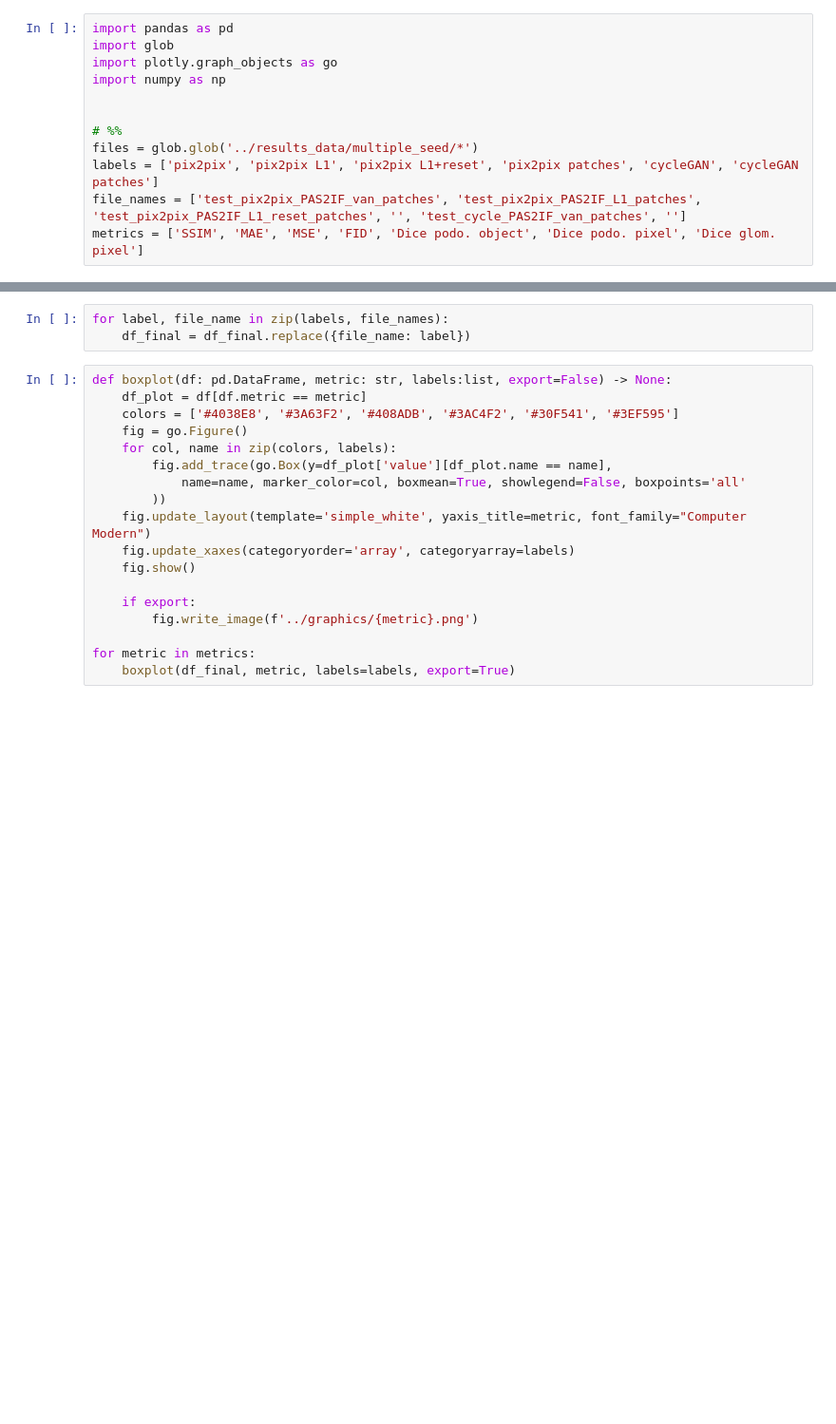
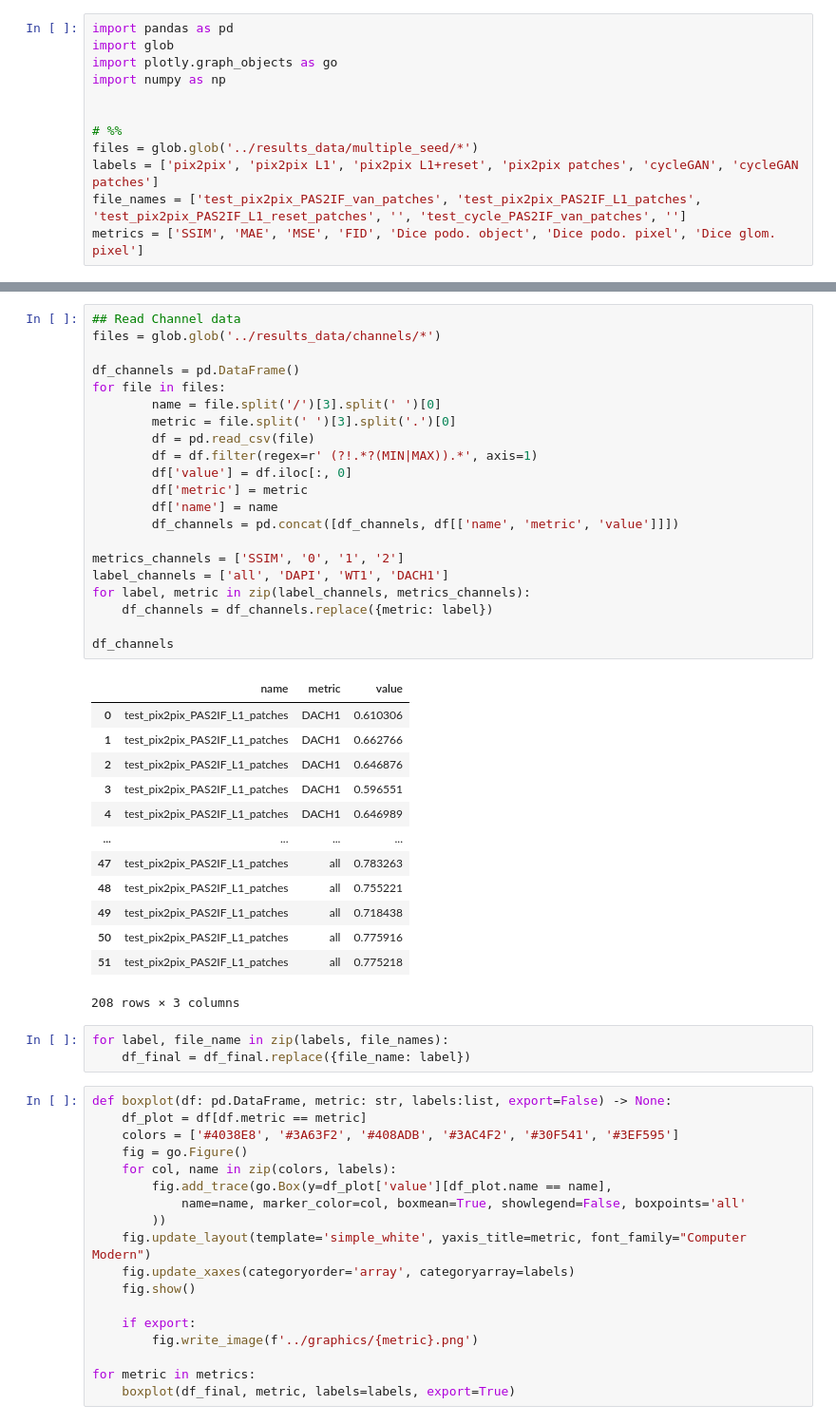
Before and after one commit to LauraWenderoth/Bachelorarbeit_Kidney_Stain_Transfer, a Jupyter notebook: graphics/boxplot.ipynb, the cells around one changed output, grey strips where cells are left out. Shown at 95% size. Saved outputs shown, nothing was run; the diff lists cells and outputs as text; blank space fills up the shorter version.

Commit message:
Add Channel Grafiks

```diff
--- a/graphics/boxplot.ipynb
+++ b/graphics/boxplot.ipynb
@@ -38,3 +37,38 @@ asdf
+# %%
+## Read Channel data
+files = glob.glob('../results_data/channels/*')
+
+df_channels = pd.DataFrame()
+for file in files:
+        name = file.split('/')[3].split(' ')[0]
+        metric = file.split(' ')[3].split('.')[0]
+        df = pd.read_csv(file)
+        df = df.filter(regex=r' (?!.*?(MIN|MAX)).*', axis=1)
+        df['value'] = df.iloc[:, 0]
+        df['metric'] = metric
+        df['name'] = name
+        df_channels = pd.concat([df_channels, df[['name', 'metric', 'value']]])
+
+metrics_channels = ['SSIM', '0', '1', '2']
+label_channels = ['all', 'DAPI', 'WT1', 'DACH1']
+for label, metric in zip(label_channels, metrics_channels):
+    df_channels = df_channels.replace({metric: label})
+
+df_channels
+# %% [output]
+|  | name | metric | value |
+| 0 | test_pix2pix_PAS2IF_L1_patches | DACH1 | 0.610306 |
+| 1 | test_pix2pix_PAS2IF_L1_patches | DACH1 | 0.662766 |
+| 2 | test_pix2pix_PAS2IF_L1_patches | DACH1 | 0.646876 |
+| 3 | test_pix2pix_PAS2IF_L1_patches | DACH1 | 0.596551 |
+| 4 | test_pix2pix_PAS2IF_L1_patches | DACH1 | 0.646989 |
+| ... | ... | ... | ... |
+| 47 | test_pix2pix_PAS2IF_L1_patches | all | 0.783263 |
+| 48 | test_pix2pix_PAS2IF_L1_patches | all | 0.755221 |
+| 49 | test_pix2pix_PAS2IF_L1_patches | all | 0.718438 |
+| 50 | test_pix2pix_PAS2IF_L1_patches | all | 0.775916 |
+| 51 | test_pix2pix_PAS2IF_L1_patches | all | 0.775218 |
+208 rows × 3 columns
 # %%
 for label, file_name in zip(labels, file_names):
     df_final = df_final.replace({file_name: label})
```
Also changed, not shown: parts of 3 cells of this notebook, 2 other files.
